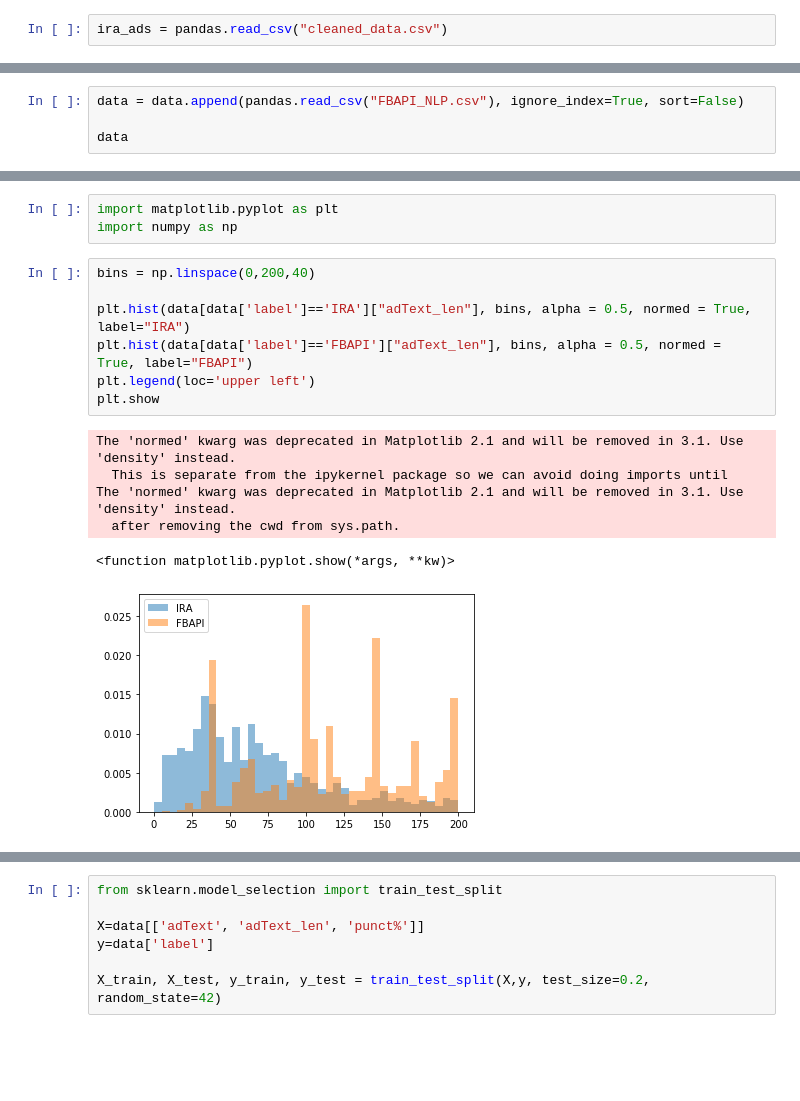
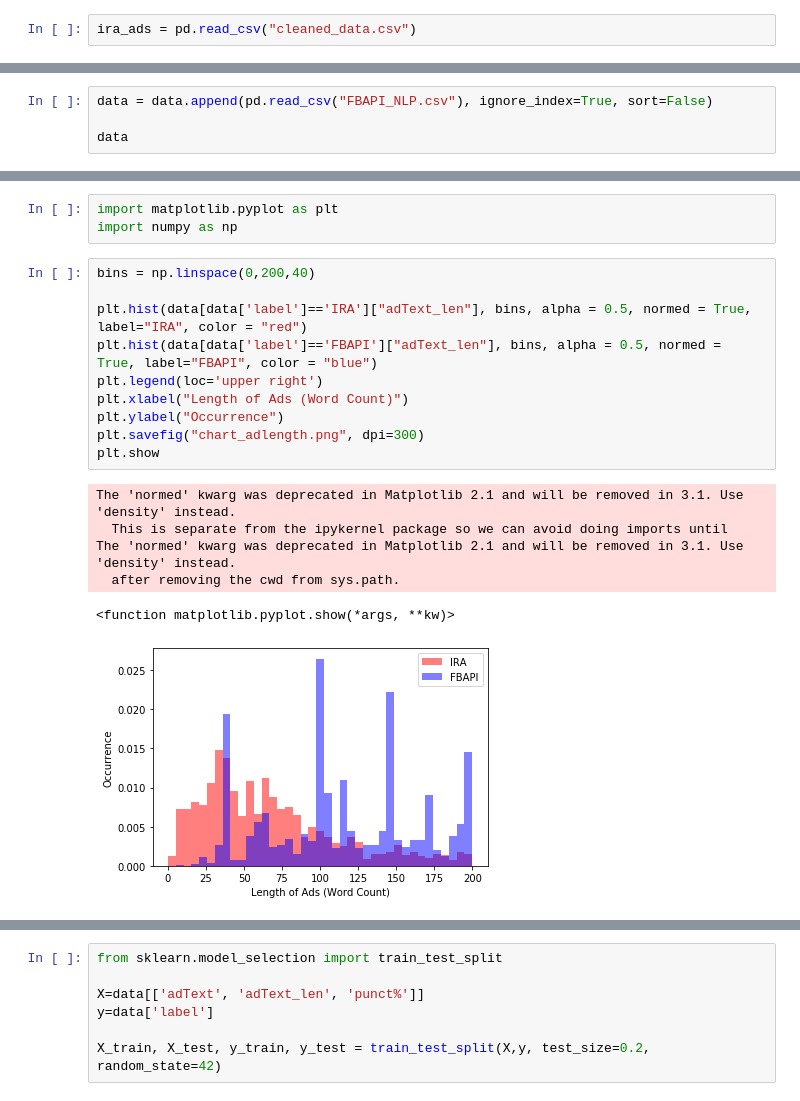
Before and after one commit to mddesta/Political-Advertisement-in-US, a Jupyter notebook: NLP_ML/NLP_ML_AllAds.ipynb, the cells around one changed output, grey strips where cells are left out. Cells and saved outputs as stored; diff of their text form; blank space fills up the shorter version.

Commit message:
Updated with better Images

```diff
--- a/NLP_ML/NLP_ML_AllAds.ipynb
+++ b/NLP_ML/NLP_ML_AllAds.ipynb
@@ -9,7 +9,7 @@ nltk.download()
 showing info https://raw.githubusercontent.com/nltk/nltk_data/gh-pages/index.xml
 True
 # %%
-ira_ads = pandas.read_csv("cleaned_data.csv")
+ira_ads = pd.read_csv("cleaned_data.csv")
 # %%
 ira_ads.head()
 print(len(ira_ads))
@@ -178,7 +178,7 @@ data.head()
 | 3 | 1863 | When ur credit card gets declined... | When ur credit card gets declined... | [when, ur, credit, card, gets, de... | [ur, credit, card, gets, declined... | [ur, credit, card, get, declin, u... | [ur, credit, card, get, declined,... | ... |
 | 4 | 3307 | Photo by Isadora Kosofskypart of ... | Photo by Isadora Kosofskypart of ... | [photo, by, isadora, kosofskypart... | [photo, isadora, kosofskypart, on... | [photo, isadora, kosofskypart, on... | [photo, isadora, kosofskypart, on... | ... |
 # %%
-data = data.append(pandas.read_csv("FBAPI_NLP.csv"), ignore_index=True, sort=False)
+data = data.append(pd.read_csv("FBAPI_NLP.csv"), ignore_index=True, sort=False)
 
 data
 # %% [output]
@@ -217,17 +217,20 @@ import numpy as np
 # %%
 bins = np.linspace(0,200,40)
 
-plt.hist(data[data['label']=='IRA']["adText_len"], bins, alpha = 0.5, normed = True, label="IRA")
-plt.hist(data[data['label']=='FBAPI']["adText_len"], bins, alpha = 0.5, normed = True, label="FBAPI")
-plt.legend(loc='upper left')
+plt.hist(data[data['label']=='IRA']["adText_len"], bins, alpha = 0.5, normed = True, label="IRA", color = "red")
+plt.hist(data[data['label']=='FBAPI']["adText_len"], bins, alpha = 0.5, normed = True, label="FBAPI", color = "blue")
+plt.legend(loc='upper right')
+plt.xlabel("Length of Ads (Word Count)")
+plt.ylabel("Occurrence")
+plt.savefig("chart_adlength.png", dpi=300)
 plt.show
 # %% [output]
 The 'normed' kwarg was deprecated in Matplotlib 2.1 and will be removed in 3.1. Use 'density' instead.
   This is separate from the ipykernel package so we can avoid doing imports until
 The 'normed' kwarg was deprecated in Matplotlib 2.1 and will be removed in 3.1. Use 'density' instead.
   after removing the cwd from sys.path.
 <function matplotlib.pyplot.show(*args, **kw)>
-[figure, old version]
+[figure, new version]
 # %%
 bins = np.linspace(0,20,40)
 
```
Also changed, not shown: parts of 6 cells of this notebook, 3 other files.
